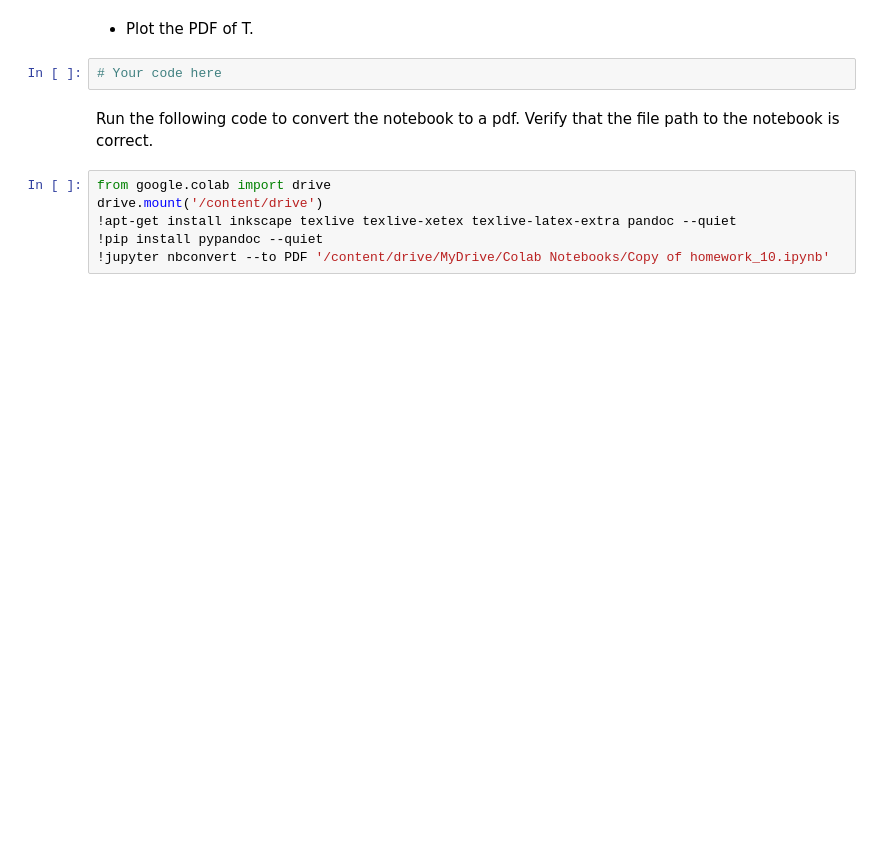
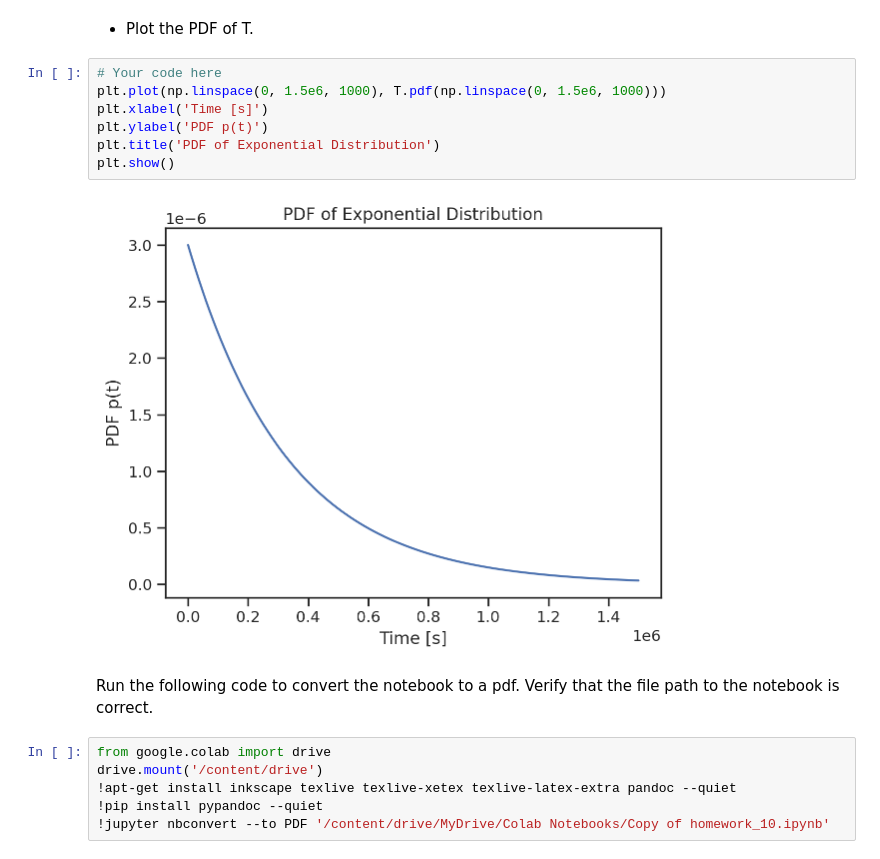
Before and after one commit to naray130/ME-239-HW, a Jupyter notebook: lecture10/homework_10.ipynb, the cells around one changed output. Cells and saved outputs as stored; diff of their text form; blank space fills up the shorter version.

```diff
--- a/lecture10/homework_10.ipynb
+++ b/lecture10/homework_10.ipynb
@@ -153,7 +189,14 @@ Hint: Remember that the units of $T$ are seconds.
 # %% [markdown]
 + Plot the PDF of T.
-# %%
-# Your code here
+# %%
+# Your code here
+plt.plot(np.linspace(0, 1.5e6, 1000), T.pdf(np.linspace(0, 1.5e6, 1000)))
+plt.xlabel('Time [s]')
+plt.ylabel('PDF p(t)')
+plt.title('PDF of Exponential Distribution')
+plt.show()
+# %% [output]
+[figure, added]
 # %% [markdown]
 Run the following code to convert the notebook to a pdf. Verify that the file path to the notebook is correct.
 # %%
```
Also changed, not shown: parts of 13 cells of this notebook.
